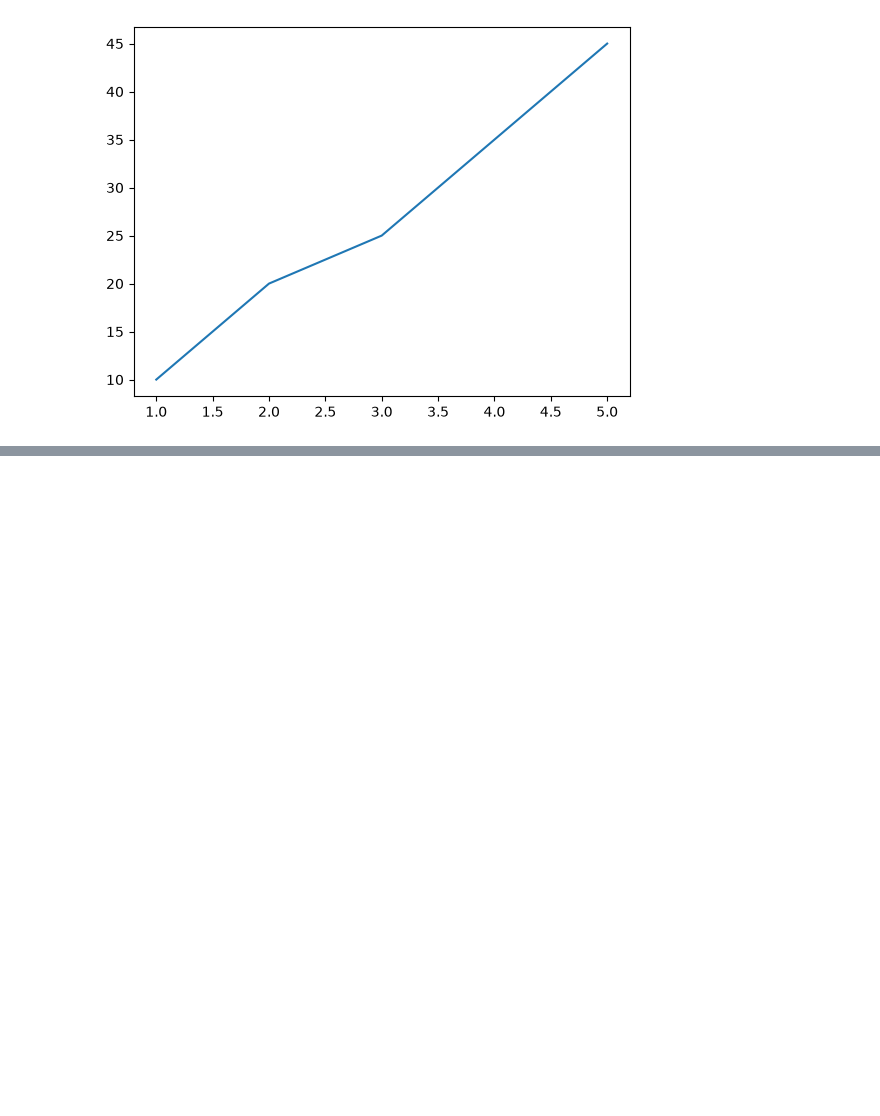
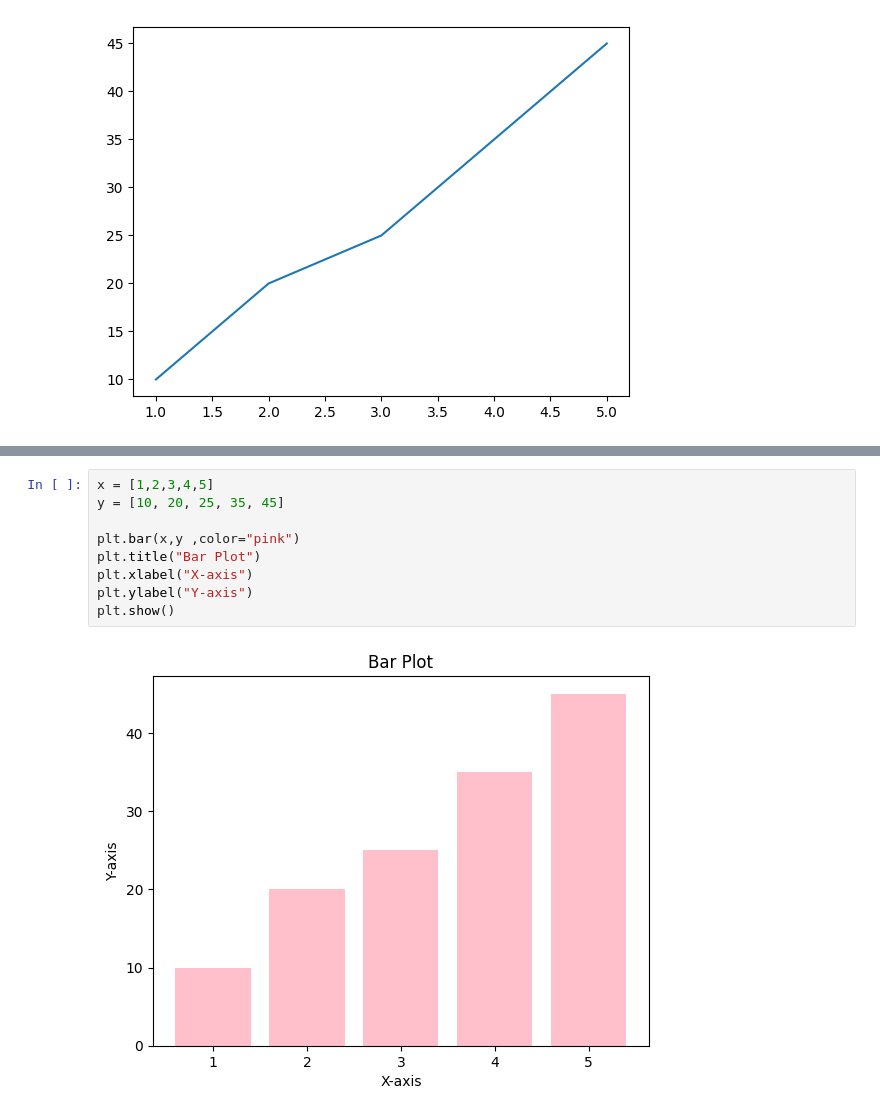
Before and after one commit to AnshuAnshu01/Data_Analytics_Python, a Jupyter notebook: matplotlib.ipynb, the cells around one changed output, grey strips where cells are left out. Drawn from its saved outputs; the diff is of its cells as text; blank space fills up the shorter version.

```diff
--- a/matplotlib.ipynb
+++ b/matplotlib.ipynb
@@ -43,0 +50,11 @@ plt.show()
+# %%
+x = [1,2,3,4,5]
+y = [10, 20, 25, 35, 45]
+
+plt.bar(x,y ,color="pink")
+plt.title("Bar Plot")
+plt.xlabel("X-axis")
+plt.ylabel("Y-axis")
+plt.show()
+# %% [output]
+[figure, added]
```
Also changed, not shown: parts of 7 cells of this notebook.
